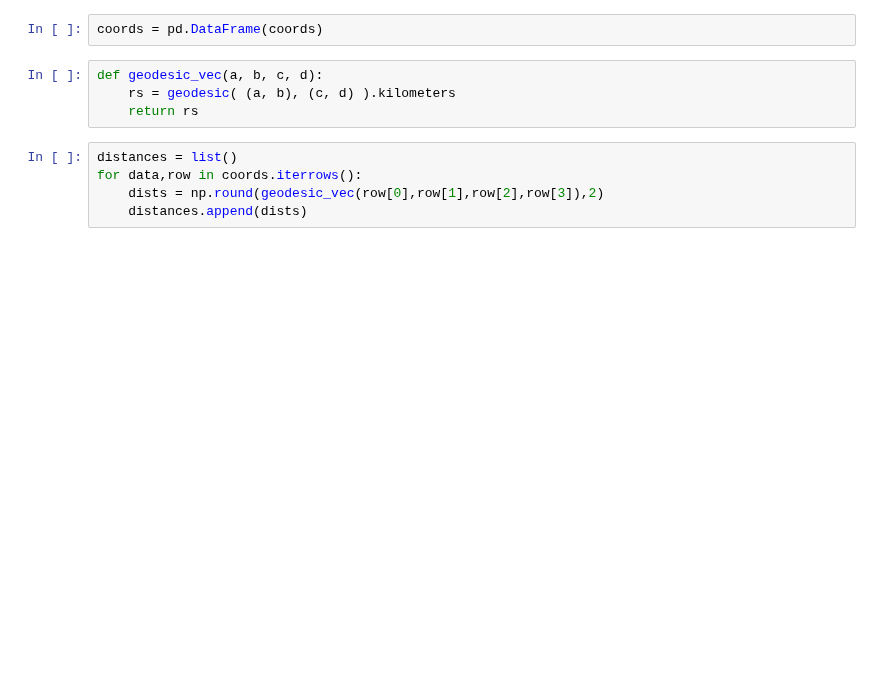
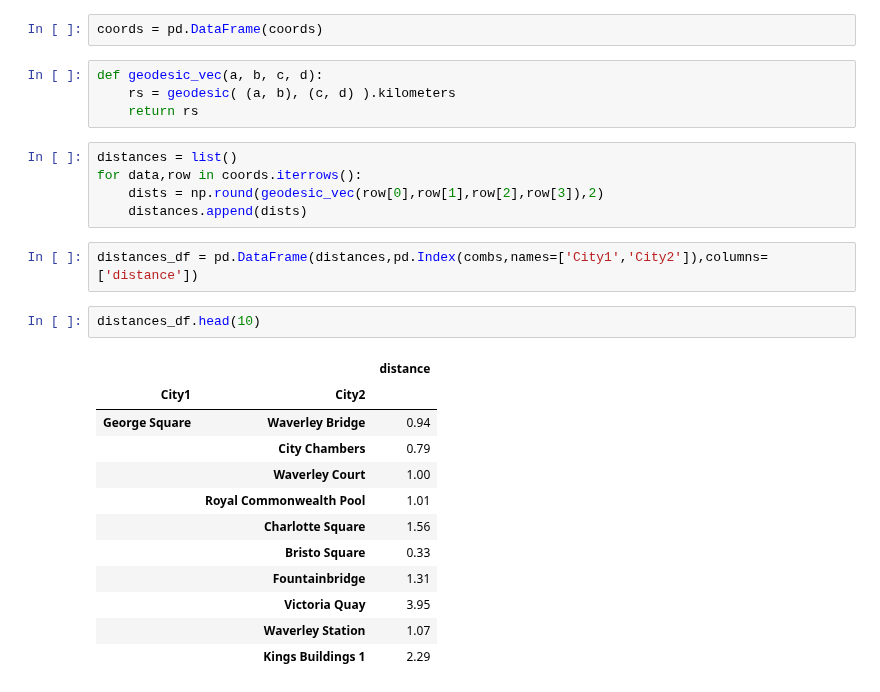
Before and after one commit to Jorgevalaho/Python_project, a Jupyter notebook: Python_project.ipynb, the cells around one changed output. Cells and saved outputs as stored; diff of their text form; blank space fills up the shorter version.

Commit message:
Added distances_df.

```diff
--- a/Python_project.ipynb
+++ b/Python_project.ipynb
@@ -322,3 +322,20 @@ distances = list()
 for data,row in coords.iterrows():
     dists = np.round(geodesic_vec(row[0],row[1],row[2],row[3]),2)
     distances.append(dists)
+# %%
+distances_df = pd.DataFrame(distances,pd.Index(combs,names=['City1','City2']),columns=['distance'])
+# %%
+distances_df.head(10)
+# %% [output]
+|  |  | distance |
+| City1 | City2 |  |
+| George Square | Waverley Bridge | 0.94 |
+|  | City Chambers | 0.79 |
+|  | Waverley Court | 1.00 |
+|  | Royal Commonwealth Pool | 1.01 |
+|  | Charlotte Square | 1.56 |
+|  | Bristo Square | 0.33 |
+|  | Fountainbridge | 1.31 |
+|  | Victoria Quay | 3.95 |
+|  | Waverley Station | 1.07 |
+|  | Kings Buildings 1 | 2.29 |
```
